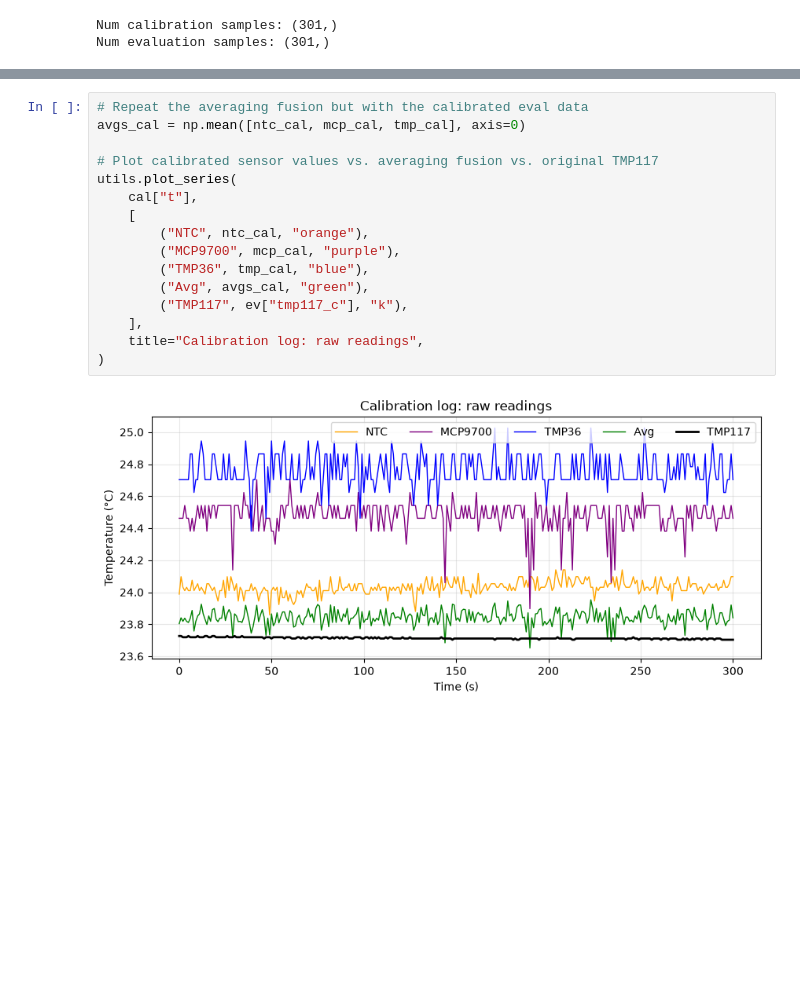
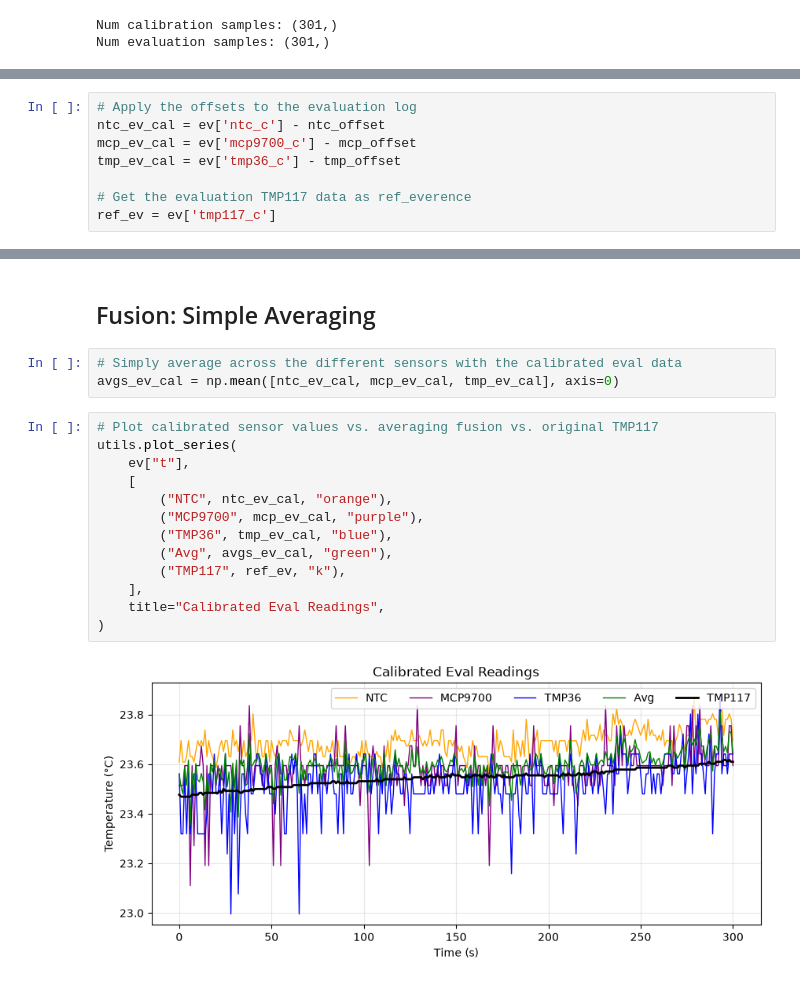
Before and after one commit to ShawnHymel/introduction-to-sensor-fusion, a Jupyter notebook: software/02-inverse-variance/temp_fusion_analysis.ipynb, the cells around one changed output, grey strips where cells are left out. Drawn from its saved outputs; the diff is of its cells as text; blank space fills up the shorter version.

```diff
--- a/software/02-inverse-variance/temp_fusion_analysis.ipynb
+++ b/software/02-inverse-variance/temp_fusion_analysis.ipynb
@@ -108,0 +119,8 @@ tmp_cal = ev["tmp36_c"] - tmp_offset
+# %%
+# Apply the offsets to the evaluation log
+ntc_ev_cal = ev['ntc_c'] - ntc_offset
+mcp_ev_cal = ev['mcp9700_c'] - mcp_offset
+tmp_ev_cal = ev['tmp36_c'] - tmp_offset
+
+# Get the evaluation TMP117 data as ref_everence
+ref_ev = ev['tmp117_c']
@@ -109,21 +156,23 @@ tmp_cal = ev["tmp36_c"] - tmp_offset
+# %% [markdown]
+## Fusion: Simple Averaging
+# %%
+# Simply average across the different sensors with the calibrated eval data
+avgs_ev_cal = np.mean([ntc_ev_cal, mcp_ev_cal, tmp_ev_cal], axis=0)
 # %%
-# Repeat the averaging fusion but with the calibrated eval data
-avgs_cal = np.mean([ntc_cal, mcp_cal, tmp_cal], axis=0)
-
 # Plot calibrated sensor values vs. averaging fusion vs. original TMP117
 utils.plot_series(
-    cal["t"],
+    ev["t"],
     [
-        ("NTC", ntc_cal, "orange"),
-        ("MCP9700", mcp_cal, "purple"),
-        ("TMP36", tmp_cal, "blue"),
-        ("Avg", avgs_cal, "green"),
-        ("TMP117", ev["tmp117_c"], "k"),
+        ("NTC", ntc_ev_cal, "orange"),
+        ("MCP9700", mcp_ev_cal, "purple"),
+        ("TMP36", tmp_ev_cal, "blue"),
+        ("Avg", avgs_ev_cal, "green"),
+        ("TMP117", ref_ev, "k"),
     ],
-    title="Calibration log: raw readings",
+    title="Calibrated Eval Readings",
 )
 # %% [output]
-[figure, old version]
+[figure, new version]
 # %%
 # Plot histograms of calibrated sensor values
 utils.plot_histograms(
```
Also changed, not shown: parts of 23 cells of this notebook, 5 other files.
